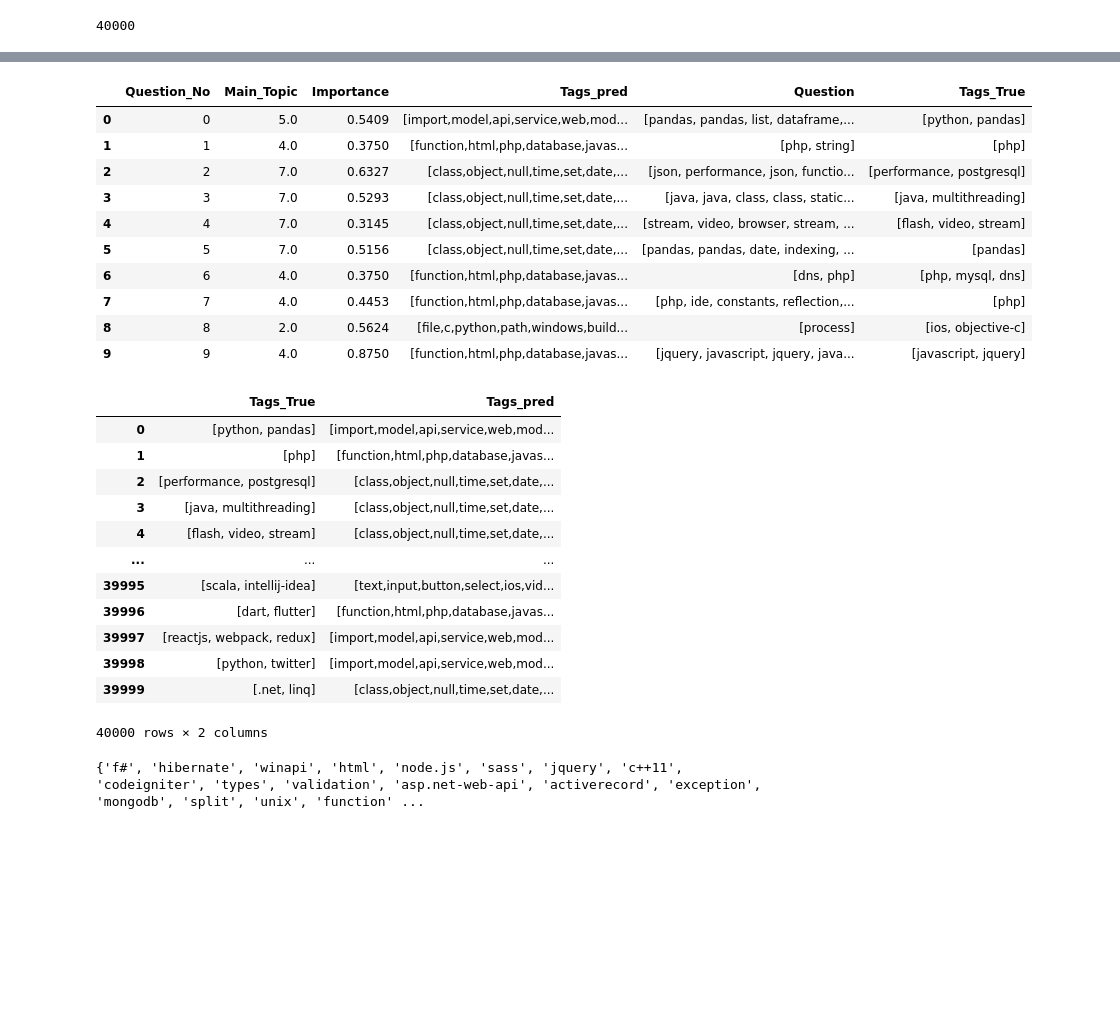
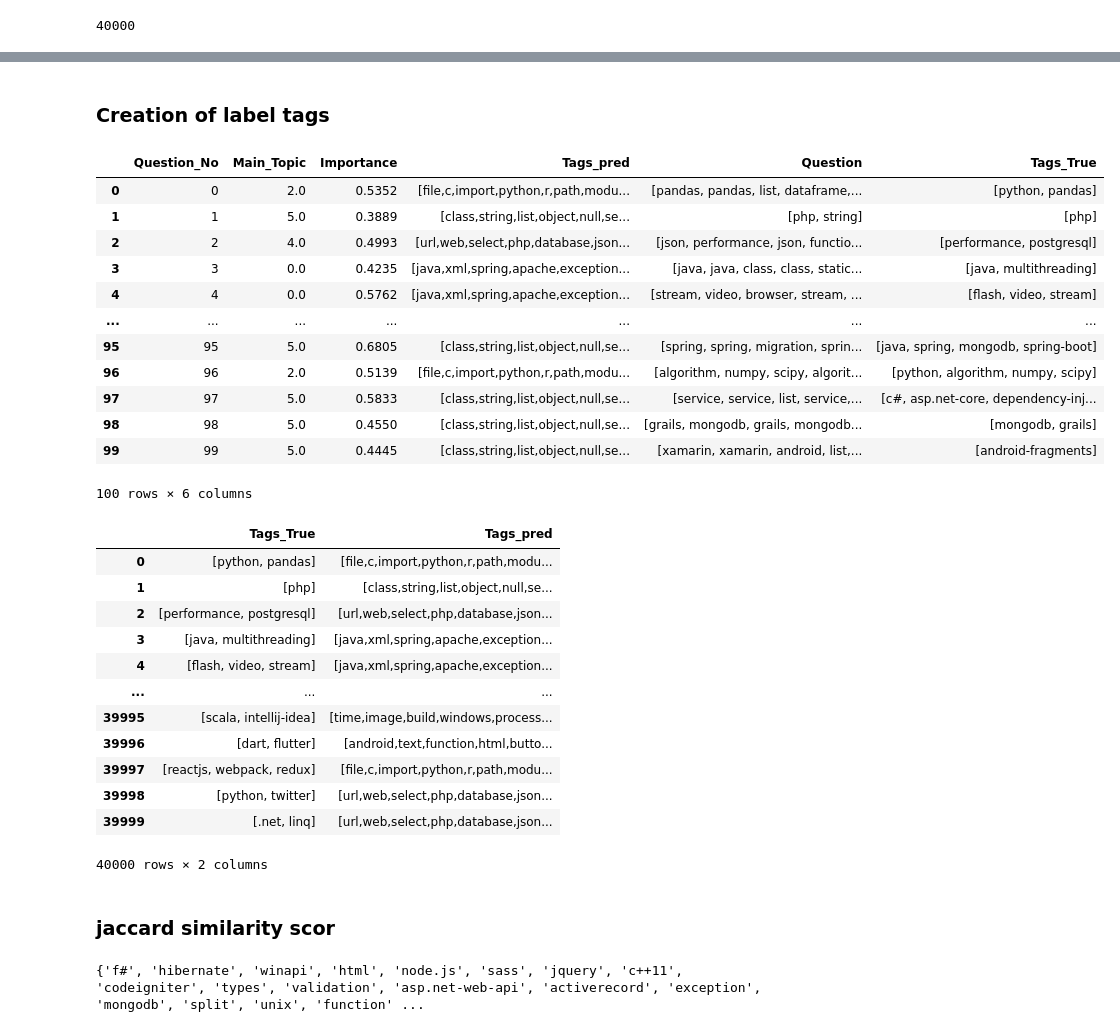
Before and after one commit to Adil1979/-CentraleSupelec_OCR_Projects, a Jupyter notebook: 03_Unsupervised_modelisation.ipynb, the cells around one changed output, grey strips where cells are left out. Saved outputs shown, nothing was run; the diff lists cells and outputs as text; code cells hidden in the pictures; blank space fills up the shorter version.

```diff
--- a/03_Unsupervised_modelisation.ipynb
+++ b/03_Unsupervised_modelisation.ipynb
@@ -226,2 +255,2 @@ lda = gensim.models.ldamodel.LdaModel
 # %%
-ldamodel = lda(corpus, num_topics=8, id2word = dictionary, passes=50)
+ldamodel = lda(corpus, num_topics=6, id2word = dictionary, passes=50)
@@ -253,12 +280,20 @@ Tags: 0.241*"class" + 0.086*"object" + 0.073*"null" + 0.061*"time" + 0.059*"set"
+# %% [markdown]
+### **Creation of label tags**
 # %%
-def main_topics(model=ldamodel, corpus=corpus, texts=questions, tags=tags):
+def main_topics(model=ldamodel, corpus=corpus, questions=questions, tags=tags):
+
+  #Output Initialization
   topics_df = pd.DataFrame()
 
+  #Main topic  for each question
   for i, row in enumerate(model[corpus]):
+
+    #row
     row = sorted(row, key=lambda x: (x[1]), reverse=True)
 
+    #Main topic, Importance, Keywords for each question
     for j, (topic_num, prop_topic) in enumerate(row):
-      if j == 0:
+      if j == 0: #Main topic
         wp = model.show_topic(topic_num)
         topic_keywords = ", ".join([word for word, prop in wp])
         topics_df = topics_df.append(pd.Series([int(topic_num), round(prop_topic,4), topic_keywords]), ignore_index=True)
@@ -266,15 +301,16 @@ def main_topics(model=ldamodel, corpus=corpus, texts=questions, tags=tags):
         break
   topics_df.columns = ['Main_Topic', 'Importance', 'Topic_Keywords']
 
-  contents = pd.Series(texts)
+  #Concatenate questions, topic outputs and true tags
+  contents = pd.Series(questions)
   tags = pd.Series(tags)
   topics_df = pd.concat([topics_df, contents, tags], axis=1)
   return(topics_df)
 
-df_topic_keywords = main_topics(model=ldamodel, corpus=corpus, texts=questions, tags=tags)
+df_topic_keywords = main_topics(model=ldamodel, corpus=corpus, questions=questions, tags=tags)
 
 df_dominant_topic = df_topic_keywords.reset_index()
-df_dominant_topic.columns = ['Question_No', 'Main_Topic', 'Importance', 'Tags_pred', 'Question', 'Tags_True']
+df_dominant_topic.columns =  ['Question_No', 'Main_Topic', 'Importance', 'Tags_pred', 'Question', 'Tags_True']
 # %%
 def remove_space(body):
   return ''.join(str(body).split())
@@ -283,37 +319,40 @@ df_dominant_topic['Tags_pred'] = df_dominant_topic['Tags_pred'].apply(remove_spa
 # %%
 df_dominant_topic['Tags_pred'] = df_dominant_topic['Tags_pred'].apply(lambda text: str(text).split())
 # %%
-df_dominant_topic.head(10)
+df_dominant_topic.head(100)
 # %% [output]
 |  | Question_No | Main_Topic | Importance | Tags_pred | Question | Tags_True |
-| 0 | 0 | 5.0 | 0.5409 | [import,model,api,service,web,mod... | [pandas, pandas, list, dataframe,... | [python, pandas] |
-| 1 | 1 | 4.0 | 0.3750 | [function,html,php,database,javas... | [php, string] | [php] |
-| 2 | 2 | 7.0 | 0.6327 | [class,object,null,time,set,date,... | [json, performance, json, functio... | [performance, postgresql] |
-| 3 | 3 | 7.0 | 0.5293 | [class,object,null,time,set,date,... | [java, java, class, class, static... | [java, multithreading] |
-| 4 | 4 | 7.0 | 0.3145 | [class,object,null,time,set,date,... | [stream, video, browser, stream, ... | [flash, video, stream] |
-| 5 | 5 | 7.0 | 0.5156 | [class,object,null,time,set,date,... | [pandas, pandas, date, indexing, ... | [pandas] |
-| 6 | 6 | 4.0 | 0.3750 | [function,html,php,database,javas... | [dns, php] | [php, mysql, dns] |
-| 7 | 7 | 4.0 | 0.4453 | [function,html,php,database,javas... | [php, ide, constants, reflection,... | [php] |
-| 8 | 8 | 2.0 | 0.5624 | [file,c,python,path,windows,build... | [process] | [ios, objective-c] |
-| 9 | 9 | 4.0 | 0.8750 | [function,html,php,database,javas... | [jquery, javascript, jquery, java... | [javascript, jquery] |
+| 0 | 0 | 2.0 | 0.5352 | [file,c,import,python,r,path,modu... | [pandas, pandas, list, dataframe,... | [python, pandas] |
+| 1 | 1 | 5.0 | 0.3889 | [class,string,list,object,null,se... | [php, string] | [php] |
+| 2 | 2 | 4.0 | 0.4993 | [url,web,select,php,database,json... | [json, performance, json, functio... | [performance, postgresql] |
+| 3 | 3 | 0.0 | 0.4235 | [java,xml,spring,apache,exception... | [java, java, class, class, static... | [java, multithreading] |
+| 4 | 4 | 0.0 | 0.5762 | [java,xml,spring,apache,exception... | [stream, video, browser, stream, ... | [flash, video, stream] |
+| ... | ... | ... | ... | ... | ... | ... |
+| 95 | 95 | 5.0 | 0.6805 | [class,string,list,object,null,se... | [spring, spring, migration, sprin... | [java, spring, mongodb, spring-boot] |
+| 96 | 96 | 2.0 | 0.5139 | [file,c,import,python,r,path,modu... | [algorithm, numpy, scipy, algorit... | [python, algorithm, numpy, scipy] |
+| 97 | 97 | 5.0 | 0.5833 | [class,string,list,object,null,se... | [service, service, list, service,... | [c#, asp.net-core, dependency-inj... |
+| 98 | 98 | 5.0 | 0.4550 | [class,string,list,object,null,se... | [grails, mongodb, grails, mongodb... | [mongodb, grails] |
+| 99 | 99 | 5.0 | 0.4445 | [class,string,list,object,null,se... | [xamarin, xamarin, android, list,... | [android-fragments] |
+100 rows × 6 columns
 # %%
-
 df_tags = df_dominant_topic[['Tags_True', 'Tags_pred']]
 df_tags
 # %% [output]
 |  | Tags_True | Tags_pred |
-| 0 | [python, pandas] | [import,model,api,service,web,mod... |
-| 1 | [php] | [function,html,php,database,javas... |
-| 2 | [performance, postgresql] | [class,object,null,time,set,date,... |
-| 3 | [java, multithreading] | [class,object,null,time,set,date,... |
-| 4 | [flash, video, stream] | [class,object,null,time,set,date,... |
+| 0 | [python, pandas] | [file,c,import,python,r,path,modu... |
+| 1 | [php] | [class,string,list,object,null,se... |
+| 2 | [performance, postgresql] | [url,web,select,php,database,json... |
+| 3 | [java, multithreading] | [java,xml,spring,apache,exception... |
+| 4 | [flash, video, stream] | [java,xml,spring,apache,exception... |
 | ... | ... | ... |
-| 39995 | [scala, intellij-idea] | [text,input,button,select,ios,vid... |
-| 39996 | [dart, flutter] | [function,html,php,database,javas... |
-| 39997 | [reactjs, webpack, redux] | [import,model,api,service,web,mod... |
-| 39998 | [python, twitter] | [import,model,api,service,web,mod... |
-| 39999 | [.net, linq] | [class,object,null,time,set,date,... |
+| 39995 | [scala, intellij-idea] | [time,image,build,windows,process... |
+| 39996 | [dart, flutter] | [android,text,function,html,butto... |
+| 39997 | [reactjs, webpack, redux] | [file,c,import,python,r,path,modu... |
+| 39998 | [python, twitter] | [url,web,select,php,database,json... |
+| 39999 | [.net, linq] | [url,web,select,php,database,json... |
 40000 rows × 2 columns
+# %% [markdown]
+### **jaccard similarity scor**
 # %%
 from sklearn.externals import joblib
 from joblib import load, dump
```
Also changed, not shown: parts of 22 cells of this notebook.
